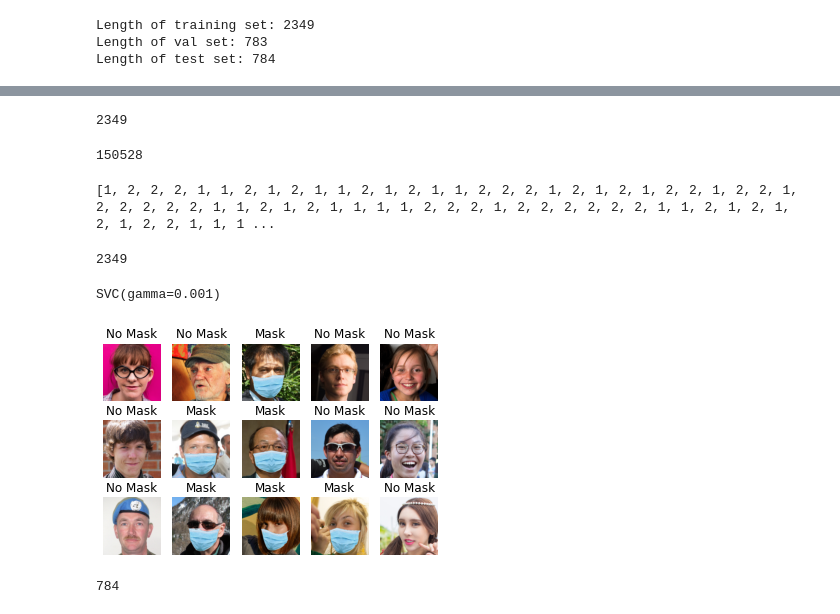
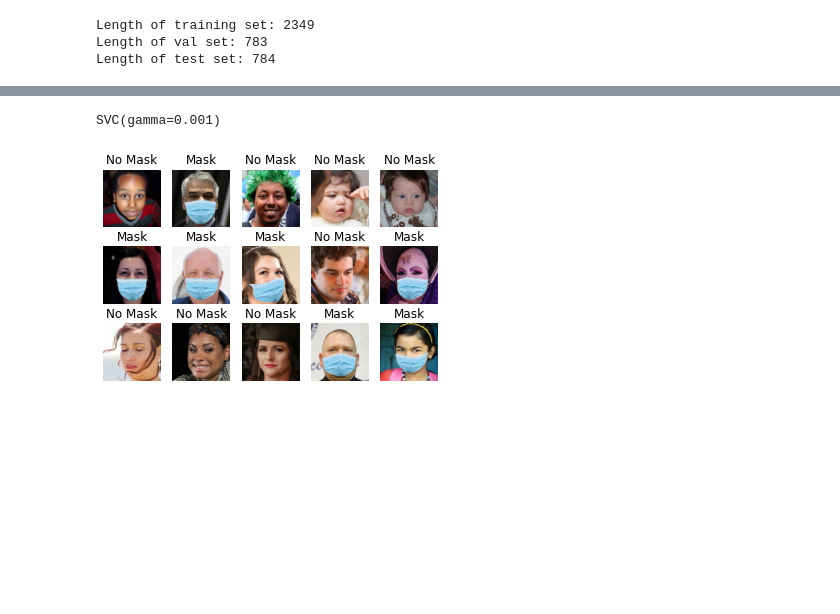
Before and after one commit to Edwinz28/mask-detector, a Jupyter notebook: mask-detector-SVM.ipynb, the cells around one changed output, grey strips where cells are left out. Saved outputs shown, nothing was run; the diff lists cells and outputs as text; code cells hidden in the pictures; blank space fills up the shorter version.

```diff
--- a/mask-detector-SVM.ipynb
+++ b/mask-detector-SVM.ipynb
@@ -76,12 +72,0 @@ images = display_data(train_data)
-# %%
-#batch size?
-data = images.reshape(len(images), -1)
-print(len(images))
-# %% [output]
-2349
-# %%
-#There are 150528 features in each image because: 224 *224 * 3(RGB channels) = 150528
-
-print(len(data[0]))
-# %% [output]
-150528
@@ -94,17 +73,2 @@ for i, l in train_data:
-# %%
-print(label)
-# %% [output]
-[1, 2, 2, 2, 1, 1, 2, 1, 2, 1, 1, 2, 1, 2, 1, 1, 2, 2, 2, 1, 2, 1, 2, 1, 2, 2, 1, 2, 2, 1, 2, 2, 2, 2, 2, 1, 1, 2, 1, 2, 1, 1, 1, 1, 2, 2, 2, 1, 2, 2, 2, 2, 2, 2, 1, 1, 2, 1, 2, 1, 2, 1, 2, 2, 1, 1, 1 ...
-# %%
-print(len(label))
-# %% [output]
-2349
 # %%
 classifier = svm.SVC(gamma=0.001)
-# %%
-X_train = data
-y_train = label
-
-classifier.fit(X_train, y_train)
-# %% [output]
-SVC(gamma=0.001)
@@ -111,24 +80,9 @@ SVC(gamma=0.001)
+# %%
+classifier.fit(images.view(-1, 240*240*3), labels)
+# %% [output]
+SVC(gamma=0.001)
 # %%
-# test_data = torch.utils.data.DataLoader(test_set, batch_size=784, num_workers=1, shuffle=True)
-# test_images = display_data(test_data)
-
-# new_test_data = test_images.reshape(len(test_images), -1)
-
-# test_label=[] #y
-
-# for i, l in test_data:
-
-#     test_label = l.tolist()
-
-# X_test = new_test_data
-
-# predicted = classifier.predict(X_test)
+test_data = torch.utils.data.DataLoader(test_set, batch_size=784, num_workers=1, shuffle=True)
+display_data(test_data)
+# %% [output]
+[figure, added]
-# %%
-test_data = torch.utils.data.DataLoader(test_set, batch_size=784, num_workers=1, shuffle=True)
-test_images = display_data(test_data)
-# %% [output]
-[figure, removed]
-# %%
-new_test_data = test_images.reshape(len(test_images), -1)
-# %% [output]
-784
```
Also changed, not shown: parts of 10 cells of this notebook, 8 other files.
